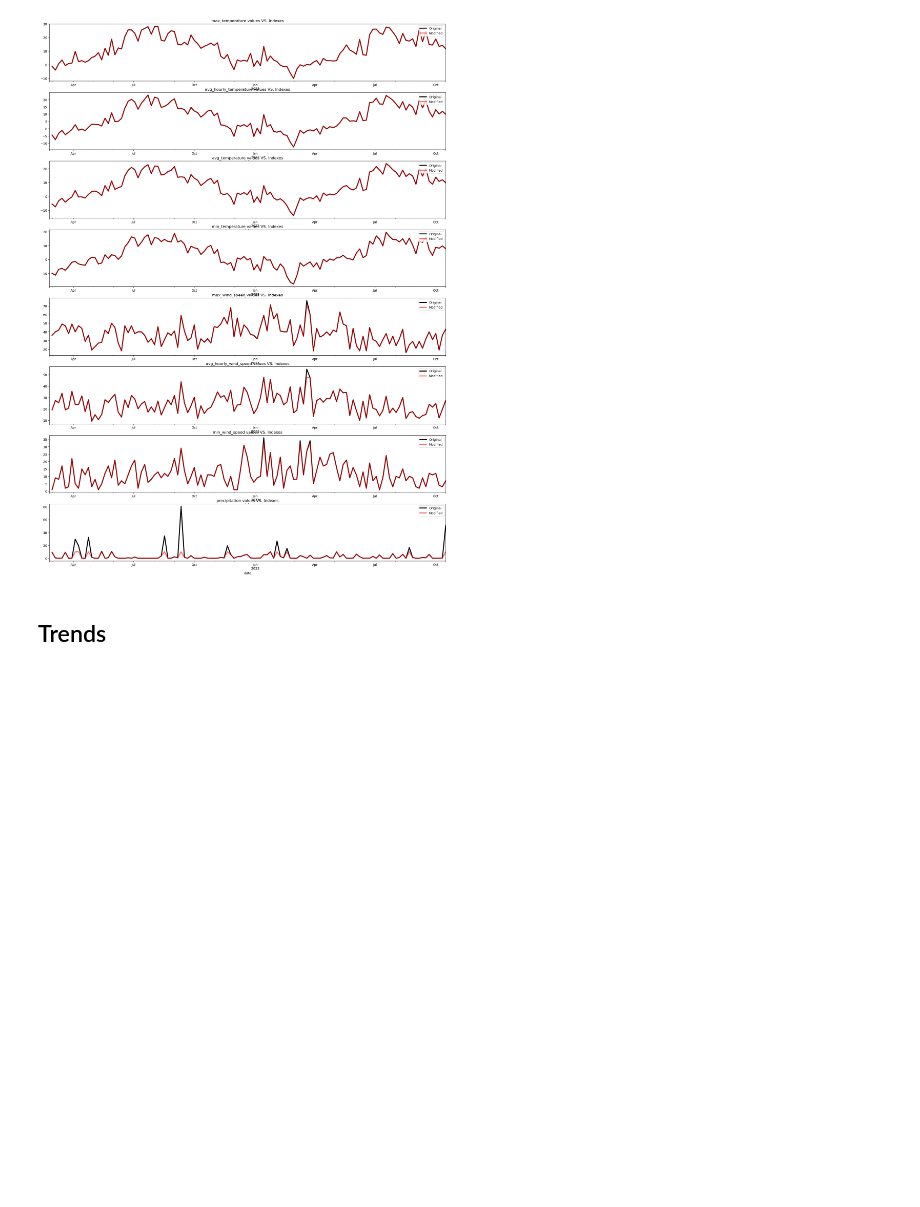
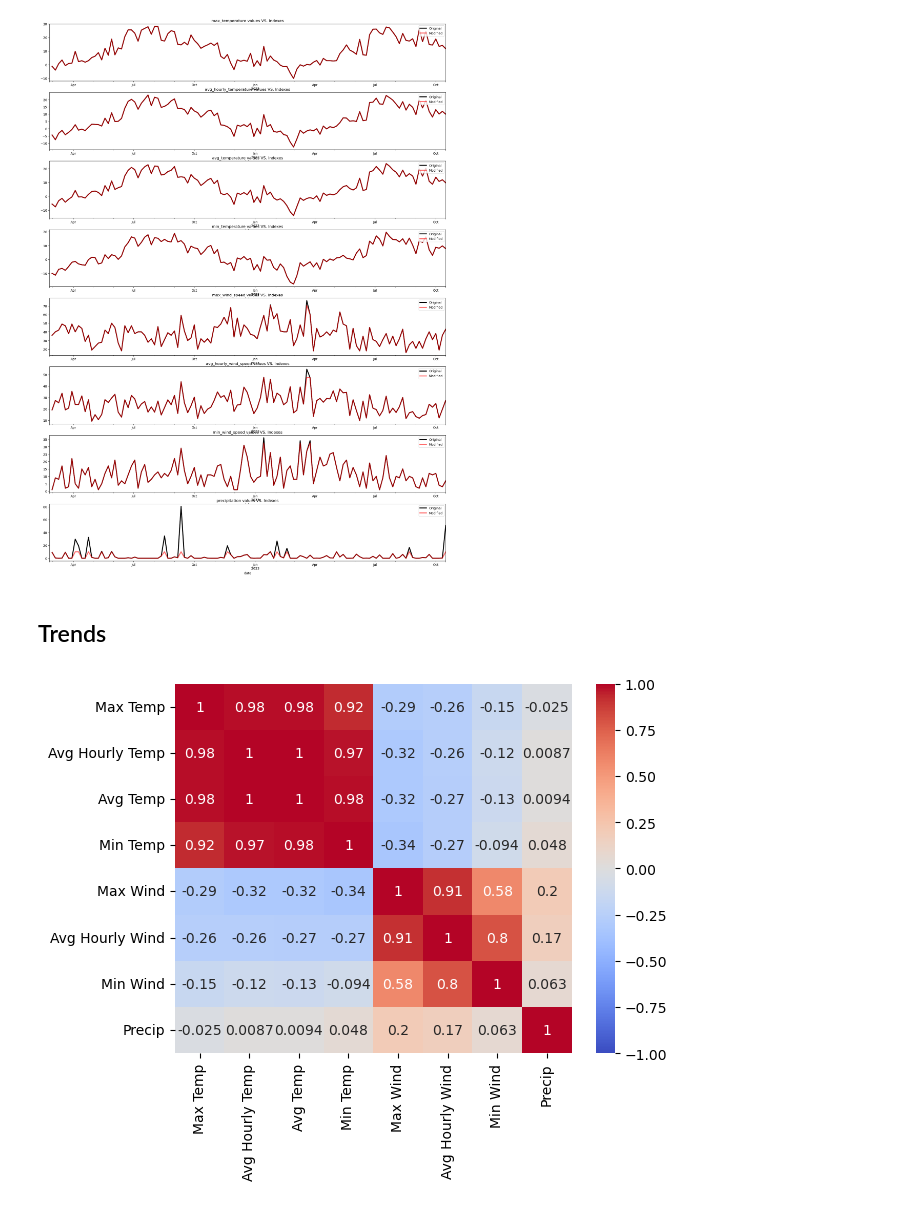
Before and after one commit to Mohammad-Ali-Mir/CMSC-6950-Project, a Jupyter notebook: code/Jupyter.ipynb, the cells around one changed output. Drawn from its saved outputs; the diff is of its cells as text; code cells hidden in the pictures; blank space fills up the shorter version.

Commit message:
Add Heatmap for trends

```diff
--- a/code/Jupyter.ipynb
+++ b/code/Jupyter.ipynb
@@ -262,3 +262,26 @@ memory usage: 42.2 KB
 [figure]
 # %% [markdown]
 ## Trends
+# %%
+cor_matrix = df.corr()
+column_mapping = {
+    'max_temperature': 'Max Temp',
+    'min_temperature': 'Min Temp',
+    'avg_hourly_temperature': 'Avg Hourly Temp',
+    'avg_temperature': 'Avg Temp',
+    'max_wind_speed': 'Max Wind',
+    'avg_hourly_wind_speed': 'Avg Hourly Wind',
+    'min_wind_speed': 'Min Wind',
+    'precipitation': 'Precip'
+}
+cor_matrix = cor_matrix.rename(columns=column_mapping, index=column_mapping)
+
+sns.heatmap(cor_matrix, annot=True, cmap='coolwarm', vmin=-1, vmax=1) #xticklabels=df.index.date, yticklabels=df.index.date
+plt.xticks(rotation=45, ha='right')
+
+# plt.figure(figsize=(12, 8))
+# plt.xticks(rotation=45, ha='right')
+
+plt.show()
+# %% [output]
+[figure, added]
```
